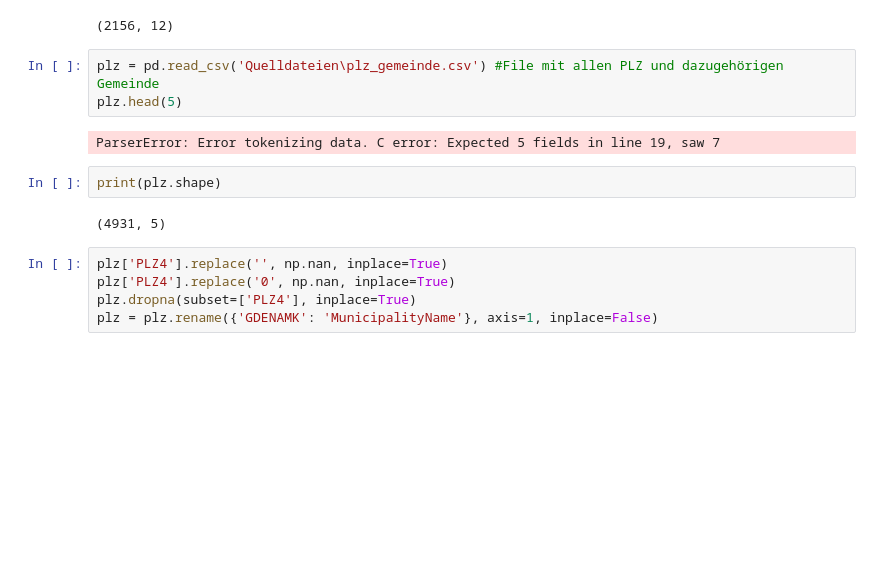
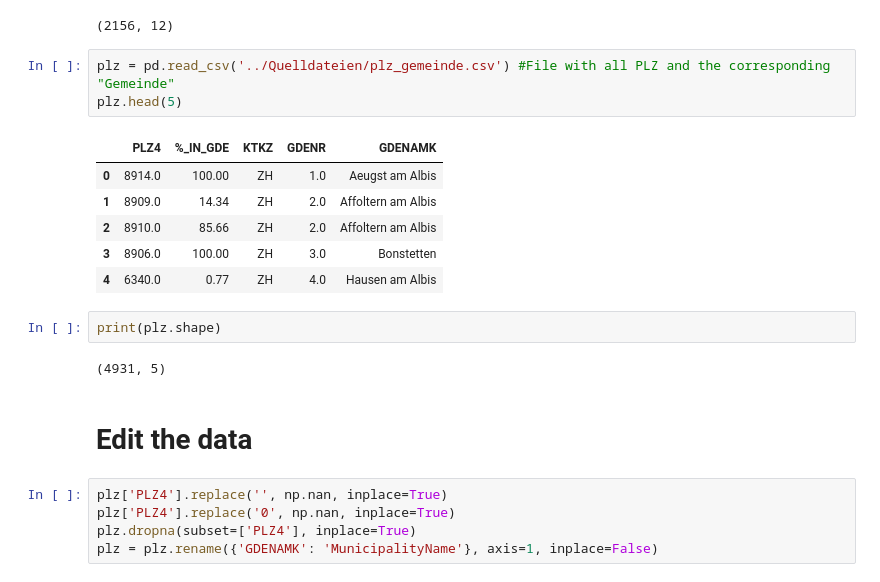
Before and after one commit to jk019/DA_LN_neues_Github, a Jupyter notebook: Datenaufbereitungen/Solarpotentiale_Datenaufbereitung.ipynb, the cells around one changed output. Saved outputs shown, nothing was run; the diff lists cells and outputs as text; blank space fills up the shorter version.

```diff
--- a/Datenaufbereitungen/Solarpotentiale_Datenaufbereitung.ipynb
+++ b/Datenaufbereitungen/Solarpotentiale_Datenaufbereitung.ipynb
@@ -16,14 +20,21 @@ print(Solar_potential.shape)
 # %% [output]
 (2156, 12)
 # %%
-plz = pd.read_csv('Quelldateien\plz_gemeinde.csv') #File mit allen PLZ und dazugehörigen Gemeinde
+plz = pd.read_csv('../Quelldateien/plz_gemeinde.csv') #File with all PLZ and the corresponding "Gemeinde"
 plz.head(5)
 # %% [output]
-ParserError: Error tokenizing data. C error: Expected 5 fields in line 19, saw 7
+|  | PLZ4 | %_IN_GDE | KTKZ | GDENR | GDENAMK |
+| 0 | 8914.0 | 100.00 | ZH | 1.0 | Aeugst am Albis |
+| 1 | 8909.0 | 14.34 | ZH | 2.0 | Affoltern am Albis |
+| 2 | 8910.0 | 85.66 | ZH | 2.0 | Affoltern am Albis |
+| 3 | 8906.0 | 100.00 | ZH | 3.0 | Bonstetten |
+| 4 | 6340.0 | 0.77 | ZH | 4.0 | Hausen am Albis |
 # %%
 print(plz.shape)
 # %% [output]
 (4931, 5)
+# %% [markdown]
+# Edit the data
 # %%
 plz['PLZ4'].replace('', np.nan, inplace=True)
 plz['PLZ4'].replace('0', np.nan, inplace=True)
```
Also changed, not shown: parts of 7 cells of this notebook, 4 other files.
